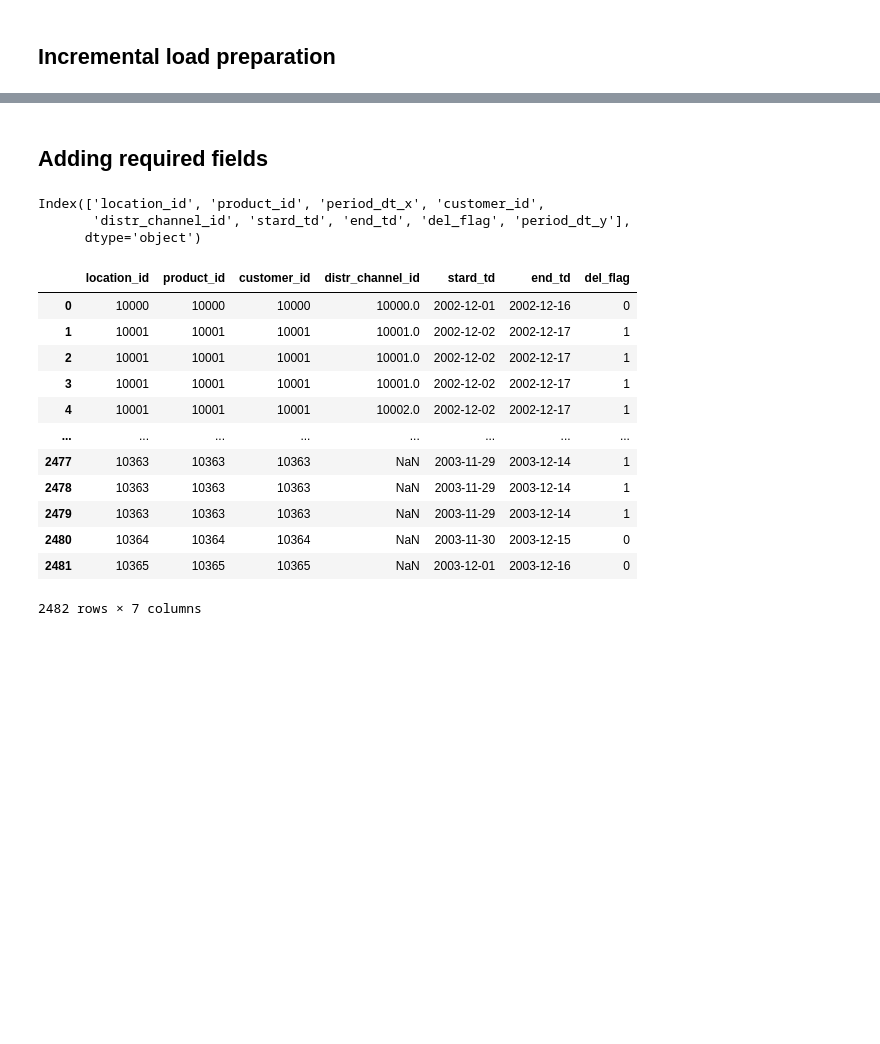
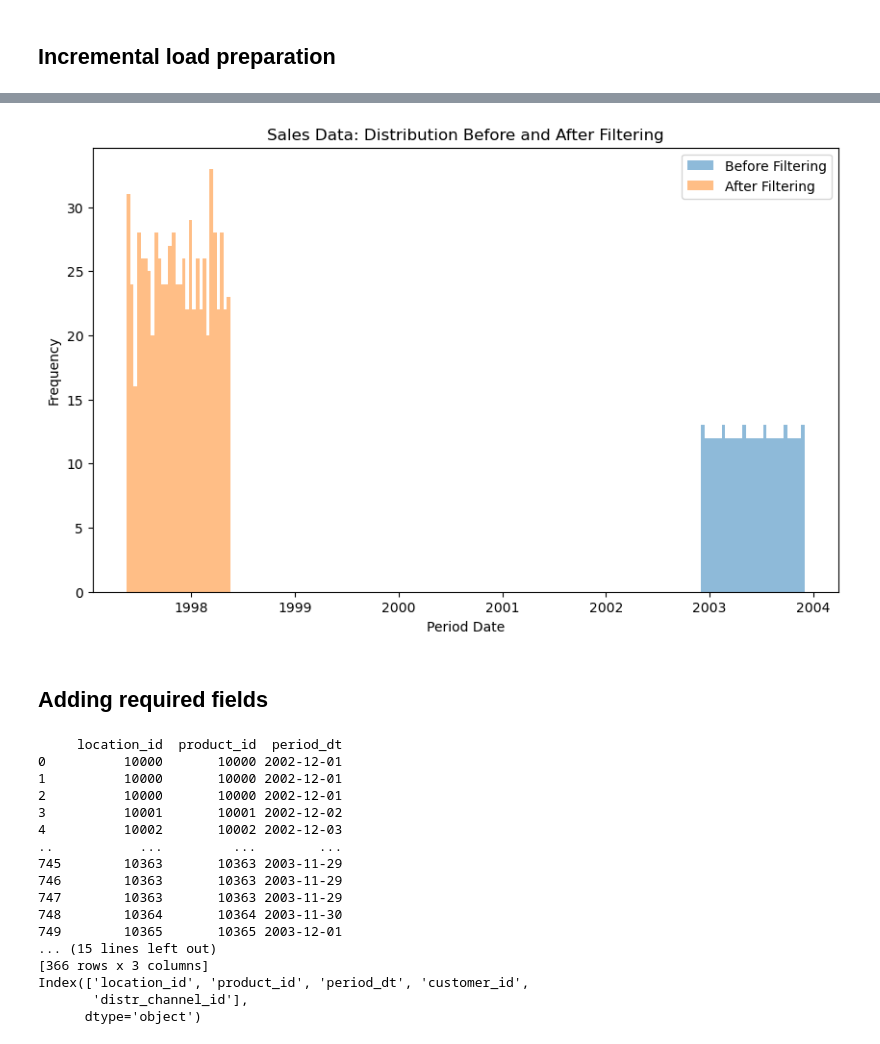
Before and after one commit to aromanenko/DFP, a Jupyter notebook: notebooks/forecast_flag.ipynb, the cells around one changed output, grey strips where cells are left out. Saved outputs shown, nothing was run; the diff lists cells and outputs as text; code cells hidden in the pictures; blank space fills up the shorter version.

```diff
--- a/notebooks/forecast_flag.ipynb
+++ b/notebooks/forecast_flag.ipynb
@@ -81,21 +207,36 @@ SALES_UPDATE_FF
+# %%
+plt.figure(figsize=(10,6))
+plt.hist(sales['period_dt'], bins=30, alpha=0.5, label='Before Filtering')
+
+# After filtering (adjust according to your filters in the code)
+plt.hist(SALES_UPDATE_FF['period_start_dt'], bins=30, alpha=0.5, label='After Filtering')
+
+plt.xlabel('Period Date')
+plt.ylabel('Frequency')
+plt.legend(loc='upper right')
+plt.title('Sales Data: Distribution Before and After Filtering')
+plt.show()
+# %% [output]
+[figure, added]
 # %% [markdown]
 ## Adding required fields ##
 # %%
-adding_fields(SALES_UPDATE_FF, stock, ASSORT_MATRIX_UPDATE_FF)
+T1 = adding_fields(SALES_UPDATE_FF, stock, ASSORT_MATRIX_UPDATE_FF)
 # %% [output]
-Index(['location_id', 'product_id', 'period_dt_x', 'customer_id',
-       'distr_channel_id', 'stard_td', 'end_td', 'del_flag', 'period_dt_y'],
+     location_id  product_id  period_dt
+0          10000       10000 2002-12-01
+1          10000       10000 2002-12-01
+2          10000       10000 2002-12-01
+3          10001       10001 2002-12-02
+4          10002       10002 2002-12-03
+..           ...         ...        ...
+745        10363       10363 2003-11-29
+746        10363       10363 2003-11-29
+747        10363       10363 2003-11-29
+748        10364       10364 2003-11-30
+749        10365       10365 2003-12-01
+... (15 lines left out)
+[366 rows x 3 columns]
+Index(['location_id', 'product_id', 'period_dt', 'customer_id',
+       'distr_channel_id'],
       dtype='object')
-|  | location_id | product_id | customer_id | distr_channel_id | stard_td | end_td | del_flag |
-| 0 | 10000 | 10000 | 10000 | 10000.0 | 2002-12-01 | 2002-12-16 | 0 |
-| 1 | 10001 | 10001 | 10001 | 10001.0 | 2002-12-02 | 2002-12-17 | 1 |
-| 2 | 10001 | 10001 | 10001 | 10001.0 | 2002-12-02 | 2002-12-17 | 1 |
-| 3 | 10001 | 10001 | 10001 | 10001.0 | 2002-12-02 | 2002-12-17 | 1 |
-| 4 | 10001 | 10001 | 10001 | 10002.0 | 2002-12-02 | 2002-12-17 | 1 |
-| ... | ... | ... | ... | ... | ... | ... | ... |
-| 2477 | 10363 | 10363 | 10363 | NaN | 2003-11-29 | 2003-12-14 | 1 |
-| 2478 | 10363 | 10363 | 10363 | NaN | 2003-11-29 | 2003-12-14 | 1 |
-| 2479 | 10363 | 10363 | 10363 | NaN | 2003-11-29 | 2003-12-14 | 1 |
-| 2480 | 10364 | 10364 | 10364 | NaN | 2003-11-30 | 2003-12-15 | 0 |
-| 2481 | 10365 | 10365 | 10365 | NaN | 2003-12-01 | 2003-12-16 | 0 |
-2482 rows × 7 columns
```
Also changed, not shown: parts of 26 cells of this notebook.
